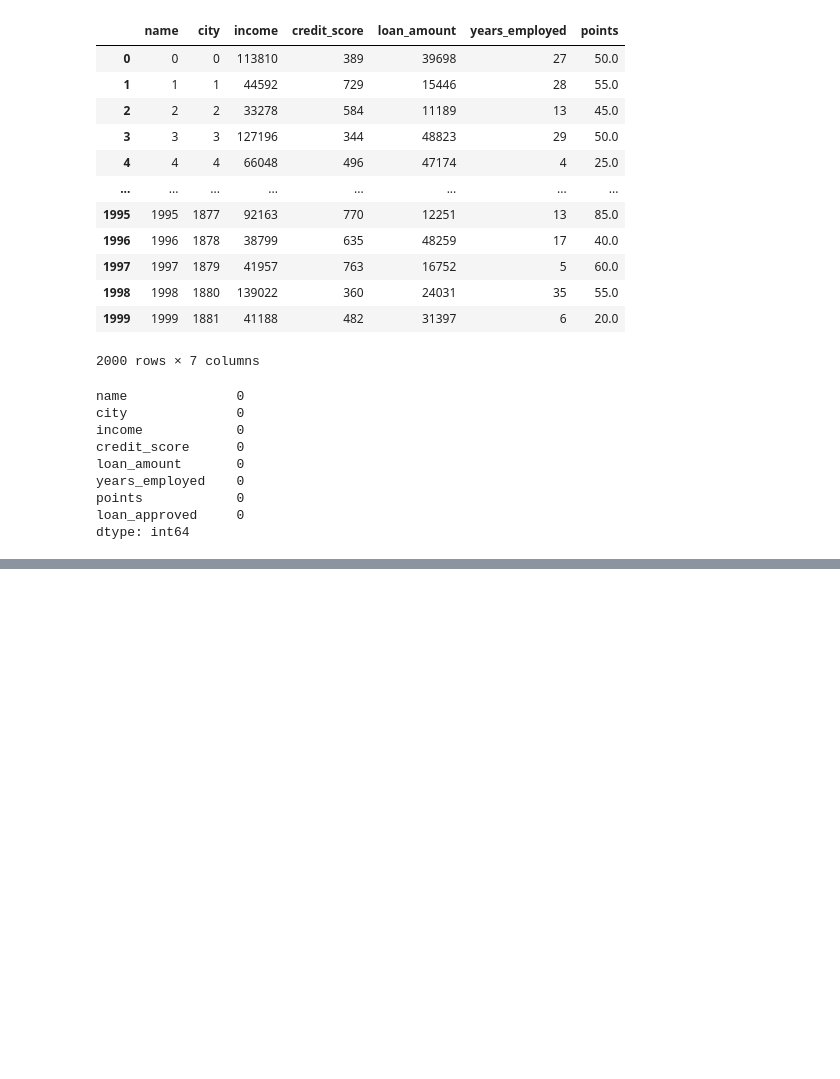
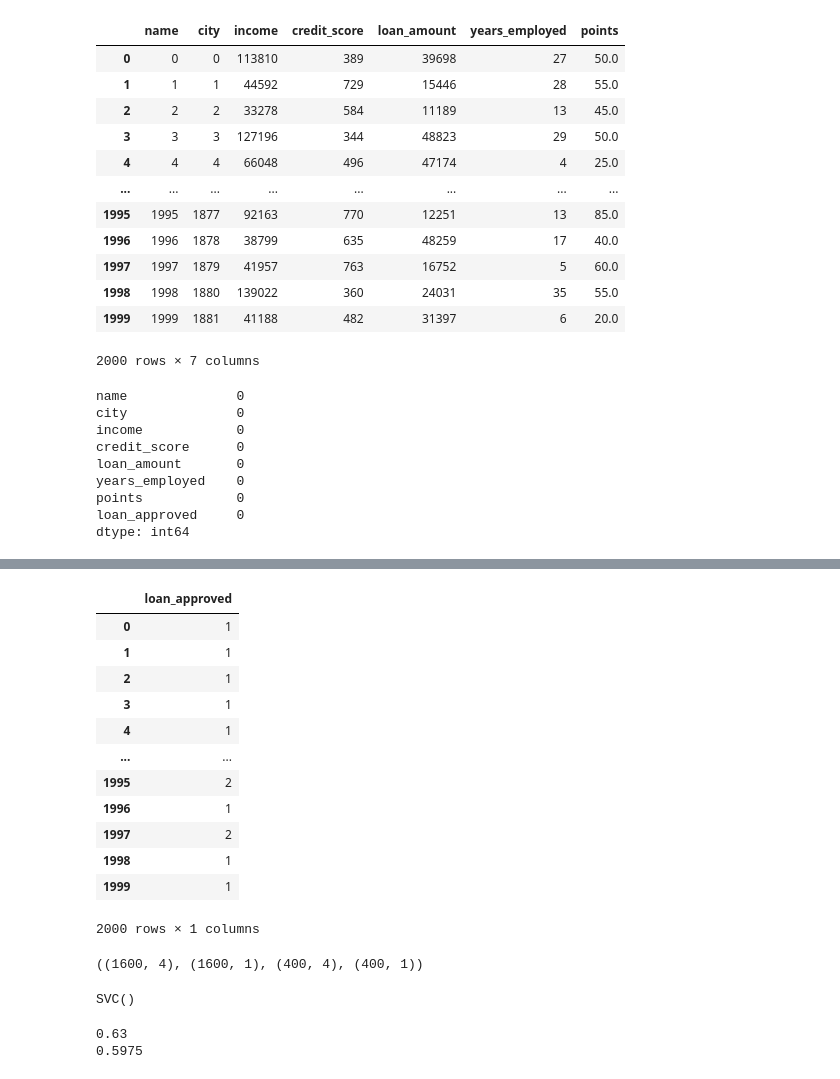
Before and after one commit to Ritika-Gauttam/Loan_Approval_Prediction, a Jupyter notebook: loan_approval.ipynb, the cells around one changed output, grey strips where cells are left out. Saved outputs shown, nothing was run; the diff lists cells and outputs as text; code cells hidden in the pictures; blank space fills up the shorter version.

```diff
--- a/loan_approval.ipynb
+++ b/loan_approval.ipynb
@@ -255,0 +303,2 @@ dtype: int64
+# %%
+y = df[['loan_approved']]
@@ -255,0 +321,16 @@ dtype: int64
+# %%
+y
+# %% [output]
+|  | loan_approved |
+| 0 | 1 |
+| 1 | 1 |
+| 2 | 1 |
+| 3 | 1 |
+| 4 | 1 |
+| ... | ... |
+| 1995 | 2 |
+| 1996 | 1 |
+| 1997 | 2 |
+| 1998 | 1 |
+| 1999 | 1 |
+2000 rows × 1 columns
@@ -255,0 +339,15 @@ dtype: int64
+# %%
+x_train.shape , y_train.shape , x_test.shape , y_test.shape
+# %% [output]
+((1600, 4), (1600, 1), (400, 4), (400, 1))
+# %%
+sv = SVC()
+sv.fit(x_train , y_train)
+# %% [output]
+SVC()
+# %%
+print(sv.score(x_train , y_train))
+print(sv.score(x_test , y_test))
+# %% [output]
+0.63
+0.5975
```
Also changed, not shown: parts of 9 cells of this notebook, 1 other file.
